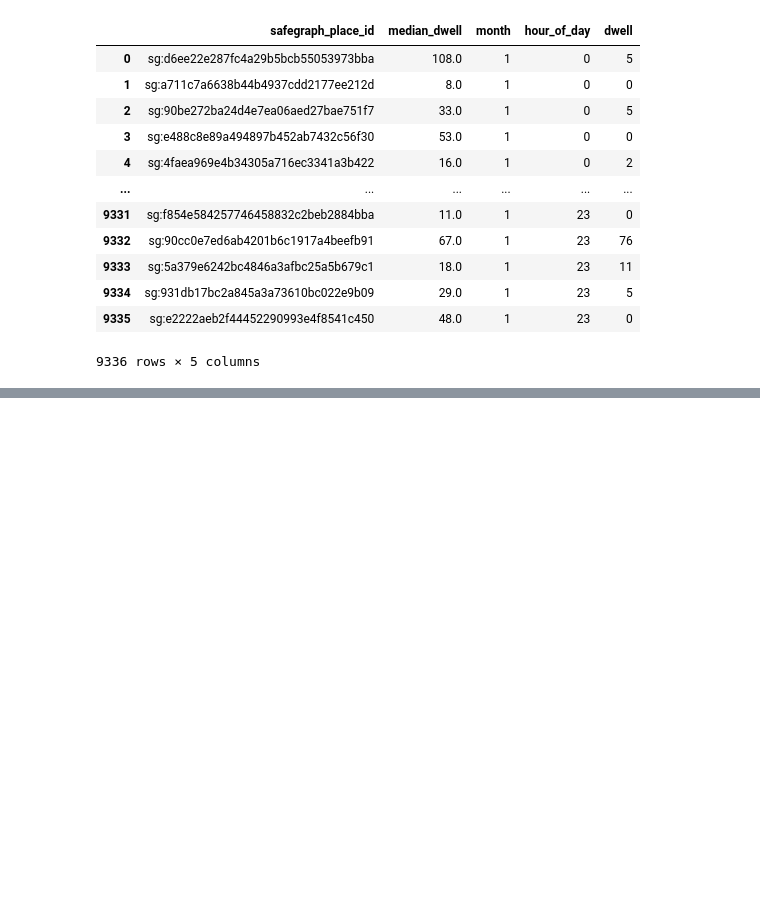
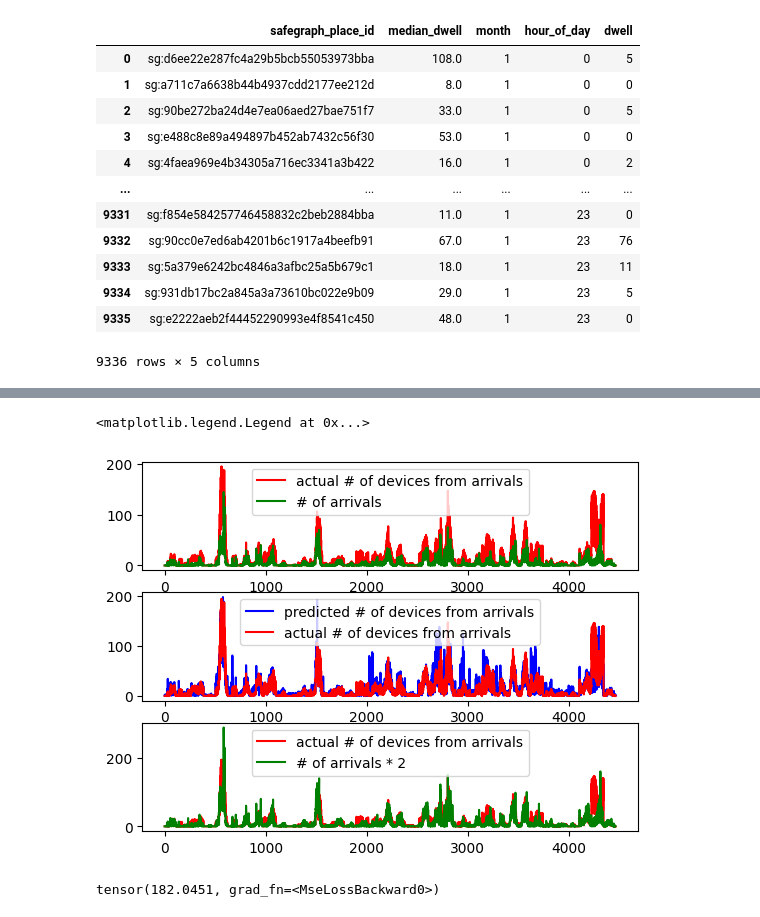
Before and after one commit to BenjaminDalziel/ampnet, a Jupyter notebook: code/dwell_vs_arrivals.ipynb, the cells around one changed output, grey strips where cells are left out. Drawn from its saved outputs; the diff is of its cells as text; code cells hidden in the pictures; blank space fills up the shorter version.

```diff
--- a/code/dwell_vs_arrivals.ipynb
+++ b/code/dwell_vs_arrivals.ipynb
@@ -94,0 +210,12 @@ weekly_agg
+# %%
+num_epochs = 2000
+for epoch in range(num_epochs):
+    model.train()
+
+    optimizer.zero_grad()
+    loss = loss_fn(model(tr_sin_hod, tr_cos_hod, tr_arrivals, tr_lmdwell, tr_sin_m, tr_cos_m), tr_y)
+    loss.backward()
+    optimizer.step()
+
+    if epoch % 50 == 0:
+        print(f"Epoch {epoch}: loss = {loss.item():.4f}")
@@ -94,0 +240,14 @@ weekly_agg
+# %%
+model.eval()
+
+device = torch.device('gpu' if torch.cuda.is_available() else 'cpu')
+test_sin_hod = torch.tensor(test['sin_hod'].values, dtype=torch.float32).unsqueeze(1).to(device)
+test_cos_hod = torch.tensor(test['cos_hod'].values, dtype=torch.float32).unsqueeze(1).to(device)
+test_arrivals = torch.tensor(test['arrivals'].values, dtype=torch.float32).unsqueeze(1).to(device)
+test_lmdwell = torch.tensor(test['log_median_dwell'].values, dtype=torch.float32).unsqueeze(1).to(device)
+test_sin_m = torch.tensor(test['sin_month'].values, dtype=torch.float32).unsqueeze(1).to(device)
+test_cos_m = torch.tensor(test['cos_month'].values, dtype=torch.float32).unsqueeze(1).to(device)
+
+test_y = torch.tensor(test['dwell'].values, dtype=torch.float32).unsqueeze(1).to(device)
+
+pred = model(test_sin_hod, test_cos_hod, test_arrivals, test_lmdwell, test_sin_m, test_cos_m)
@@ -94,0 +264,26 @@ weekly_agg
+# %%
+# for plotting
+y_np = test_y.detach().numpy()
+arrivals_np = test_arrivals.detach().numpy()
+pred_np = pred.detach().numpy()
+# %%
+fig, ax = plt.subplots(3, 1)
+
+ax[0].plot(y_np, color = 'r',  label = 'actual # of devices from arrivals')
+ax[0].plot(arrivals_np, color = 'g',  label = '# of arrivals')
+ax[0].legend()
+
+ax[1].plot(pred_np, color = 'b', label = 'predicted # of devices from arrivals')
+ax[1].plot(y_np, color = 'r', label = 'actual # of devices from arrivals')
+ax[1].legend()
+
+ax[2].plot(y_np, color = 'r',  label = 'actual # of devices from arrivals')
+ax[2].plot(arrivals_np*2, color = 'g',  label = '# of arrivals * 2')
+ax[2].legend()
+# %% [output]
+<matplotlib.legend.Legend at 0x...>
+[figure, added]
+# %%
+loss_fn(pred, test_y)
+# %% [output]
+tensor(182.0451, grad_fn=<MseLossBackward0>)
```
Also changed, not shown: parts of 23 cells of this notebook.
